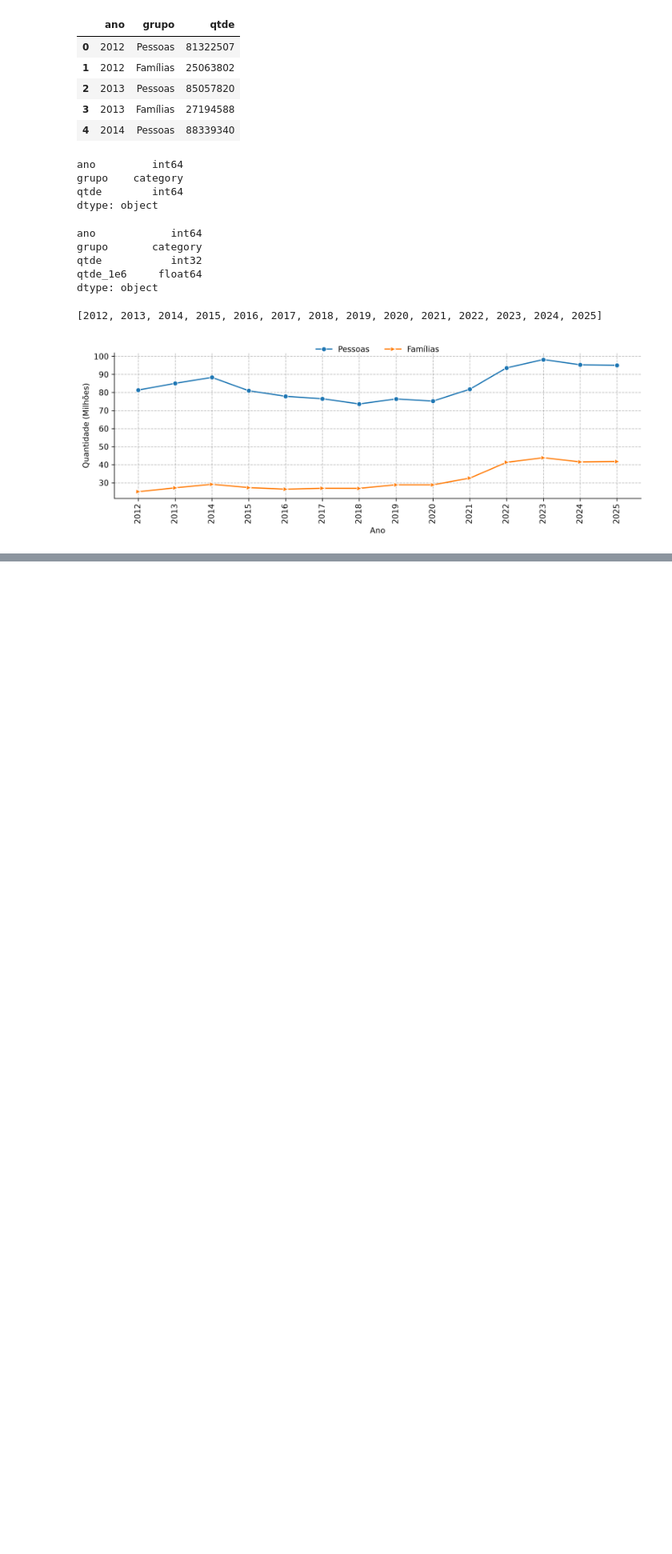
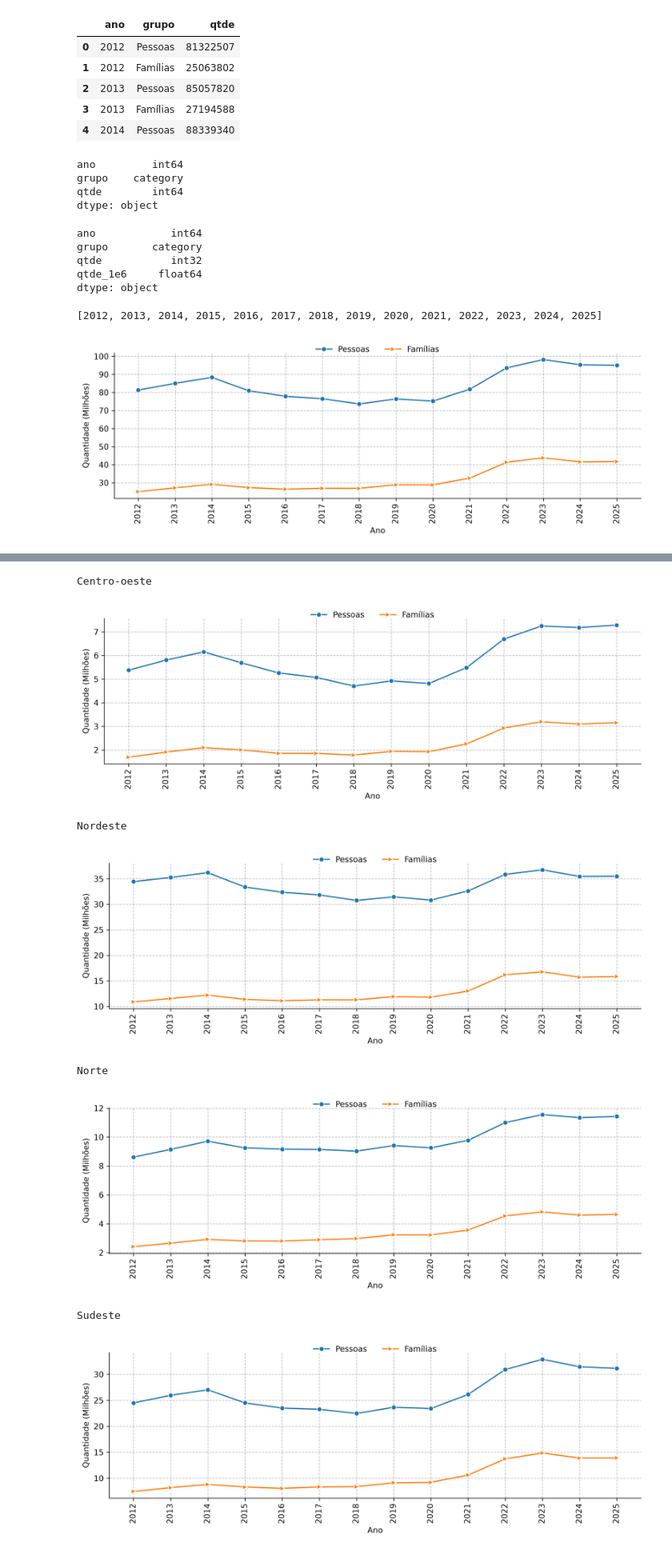
Before and after one commit to LazaroDamasceno/Dissertacao, a Jupyter notebook: analises/cad_unico/pessoas_familias/analise.ipynb, the cells around one changed output, grey strips where cells are left out. Shown at 80% size. Saved outputs shown, nothing was run; the diff lists cells and outputs as text; code cells hidden in the pictures; blank space fills up the shorter version.

Commit message:
Criou as figuras pessoas_familias_cadunico_*.png para as regiões

```diff
--- a/analises/cad_unico/pessoas_familias/analise.ipynb
+++ b/analises/cad_unico/pessoas_familias/analise.ipynb
@@ -101,0 +147,41 @@ plt.show()
+# %%
+for regiao in df_qtde_por_ano_regiao['regiao'].unique():
+    print(regiao)
+    df_por_regiao = df_qtde_por_ano_regiao.query('regiao == @regiao').reset_index(drop=True)
+
+    fig, ax = plt.subplots(
+        figsize=(10, 3.5),
+        dpi=300,
+        layout='constrained'
+    )
+
+    sns.lineplot(
+        df_por_regiao,
+        x='ano',
+        y='qtde_1e6',
+        hue='grupo',
+        style='grupo',
+        markers=['o', '>'],
+        errorbar=None,
+        dashes=False,
+        ax=ax
+    )
+
+    ax.spines[['top', 'right']].set_visible(False)
+    ax.set_ylabel('Quantidade (Milhões)')
+    ax.set_xlabel('Ano')
+    ax.set_xticks(anos, labels=anos, rotation=90)
+    ax.grid(color='grey', linestyle='--', alpha=0.5)
+    ax.legend(loc='upper center', bbox_to_anchor=(0.5, 1.1), ncols=2, frameon=False)
+
+    fig.savefig(f'pessoas_familias_cadunico_{regiao}', dpi=300, bbox_inches='tight')
+    plt.show()
+# %% [output]
+Centro-oeste
+[figure, added]
+Nordeste
+[figure, added]
+Norte
+[figure, added]
+Sudeste
+[figure, added]
```
Also changed, not shown: parts of 4 cells of this notebook, 5 other files.
